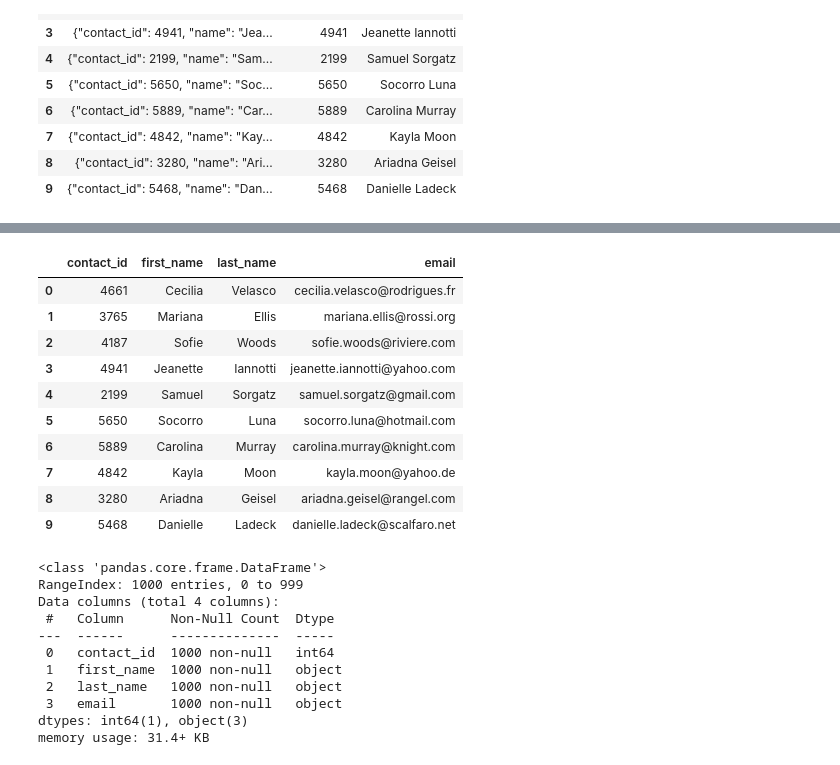
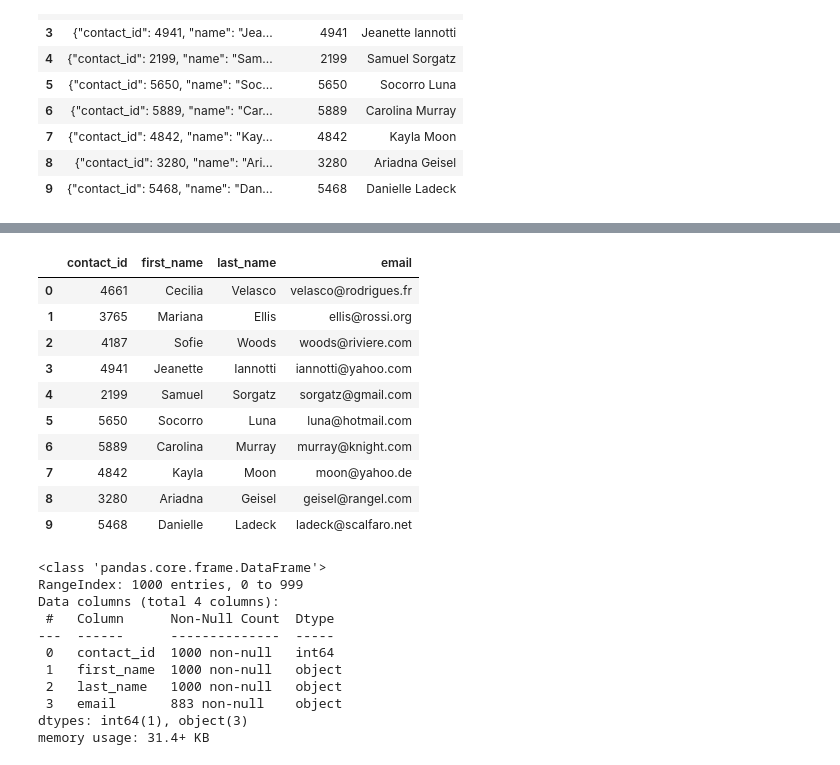
Before and after one commit to vinayvattipally-22/Crowdfunding_ELT, a Jupyter notebook: ETL_Mini_Project_AJTV_HZBV.ipynb, the cells around one changed output, grey strips where cells are left out. Cells and saved outputs as stored; diff of their text form; code cells hidden in the pictures.

```diff
--- a/ETL_Mini_Project_AJTV_HZBV.ipynb
+++ b/ETL_Mini_Project_AJTV_HZBV.ipynb
@@ -467,6 +449,8 @@ dtypes: int64(1), object(1)
 memory usage: 15.8+ KB
 # %%
 # Extract the name of the contact and add it to a new column.
+contact_info_df_copy['name'] = contact_info_df_copy['contact_info'].str.extract(r'(\w+ \w+)')
+contact_info_df_copy.head(10)
 # %% [output]
 |  | contact_info | contact_id | name |
 | 0 | {"contact_id": 4661, "name": "Cec... | 4661 | Cecilia Velasco |
@@ -481,5 +465,7 @@ memory usage: 15.8+ KB
 | 9 | {"contact_id": 5468, "name": "Dan... | 5468 | Danielle Ladeck |
 # %%
 # Extract the email from the contacts and add the values to a new column.
+contact_info_df_copy['email'] = contact_info_df_copy['contact_info'].str.extract(r'(\w+@\w+\.\w+)')
+contact_info_df_copy.head(10)
 # %% [output]
 |  | contact_info | contact_id | name | email |
@@ -496,4 +482,6 @@ memory usage: 15.8+ KB
 # %%
 # Create a copy of the contact_info_df with the 'contact_id', 'name', 'email' columns.
+contact_info_df_copy = contact_info_df_copy[['contact_id', 'name', 'email']]
+contact_info_df_copy.head(10)
 # %% [output]
 |  | contact_id | name | email |
@@ -510,7 +498,10 @@ memory usage: 15.8+ KB
 # %%
 # Create a "first"name" and "last_name" column with the first and last names from the "name" column.
-
+contact_info_df_copy[['first_name', 'last_name']] = contact_info_df_copy['name'].str.split(' ', expand=True)
 
 # Drop the contact_name column
+contact_info_df_copy = contact_info_df_copy.drop(columns=['name'])
+
+contact_info_df_copy.head(10)
 # %% [output]
 |  | contact_id | email | first_name | last_name |
@@ -527,19 +518,23 @@ memory usage: 15.8+ KB
 # %%
 # Reorder the columns
+contacts_df_clean = contact_info_df_copy[['contact_id', 'first_name', 'last_name', 'email']]
+
+contacts_df_clean.head(10)
 # %% [output]
 |  | contact_id | first_name | last_name | email |
-| 0 | 4661 | Cecilia | Velasco | cecilia.velasco@rodrigues.fr |
-| 1 | 3765 | Mariana | Ellis | mariana.ellis@rossi.org |
-| 2 | 4187 | Sofie | Woods | sofie.woods@riviere.com |
-| 3 | 4941 | Jeanette | Iannotti | jeanette.iannotti@yahoo.com |
-| 4 | 2199 | Samuel | Sorgatz | samuel.sorgatz@gmail.com |
-| 5 | 5650 | Socorro | Luna | socorro.luna@hotmail.com |
-| 6 | 5889 | Carolina | Murray | carolina.murray@knight.com |
-| 7 | 4842 | Kayla | Moon | kayla.moon@yahoo.de |
-| 8 | 3280 | Ariadna | Geisel | ariadna.geisel@rangel.com |
-| 9 | 5468 | Danielle | Ladeck | danielle.ladeck@scalfaro.net |
+| 0 | 4661 | Cecilia | Velasco | velasco@rodrigues.fr |
+| 1 | 3765 | Mariana | Ellis | ellis@rossi.org |
+| 2 | 4187 | Sofie | Woods | woods@riviere.com |
+| 3 | 4941 | Jeanette | Iannotti | iannotti@yahoo.com |
+| 4 | 2199 | Samuel | Sorgatz | sorgatz@gmail.com |
+| 5 | 5650 | Socorro | Luna | luna@hotmail.com |
+| 6 | 5889 | Carolina | Murray | murray@knight.com |
+| 7 | 4842 | Kayla | Moon | moon@yahoo.de |
+| 8 | 3280 | Ariadna | Geisel | geisel@rangel.com |
+| 9 | 5468 | Danielle | Ladeck | ladeck@scalfaro.net |
 # %%
 # Check the datatypes one more time before exporting as CSV file.
+contacts_df_clean.info()
 # %% [output]
 <class 'pandas.core.frame.DataFrame'>
 RangeIndex: 1000 entries, 0 to 999
@@ -549,7 +544,7 @@ Data columns (total 4 columns):
  0   contact_id  1000 non-null   int64
  1   first_name  1000 non-null   object
  2   last_name   1000 non-null   object
- 3   email       1000 non-null   object
+ 3   email       883 non-null    object
 dtypes: int64(1), object(3)
 memory usage: 31.4+ KB
 # %%
```
Also changed, not shown: parts of 15 cells of this notebook, 1 other file.
